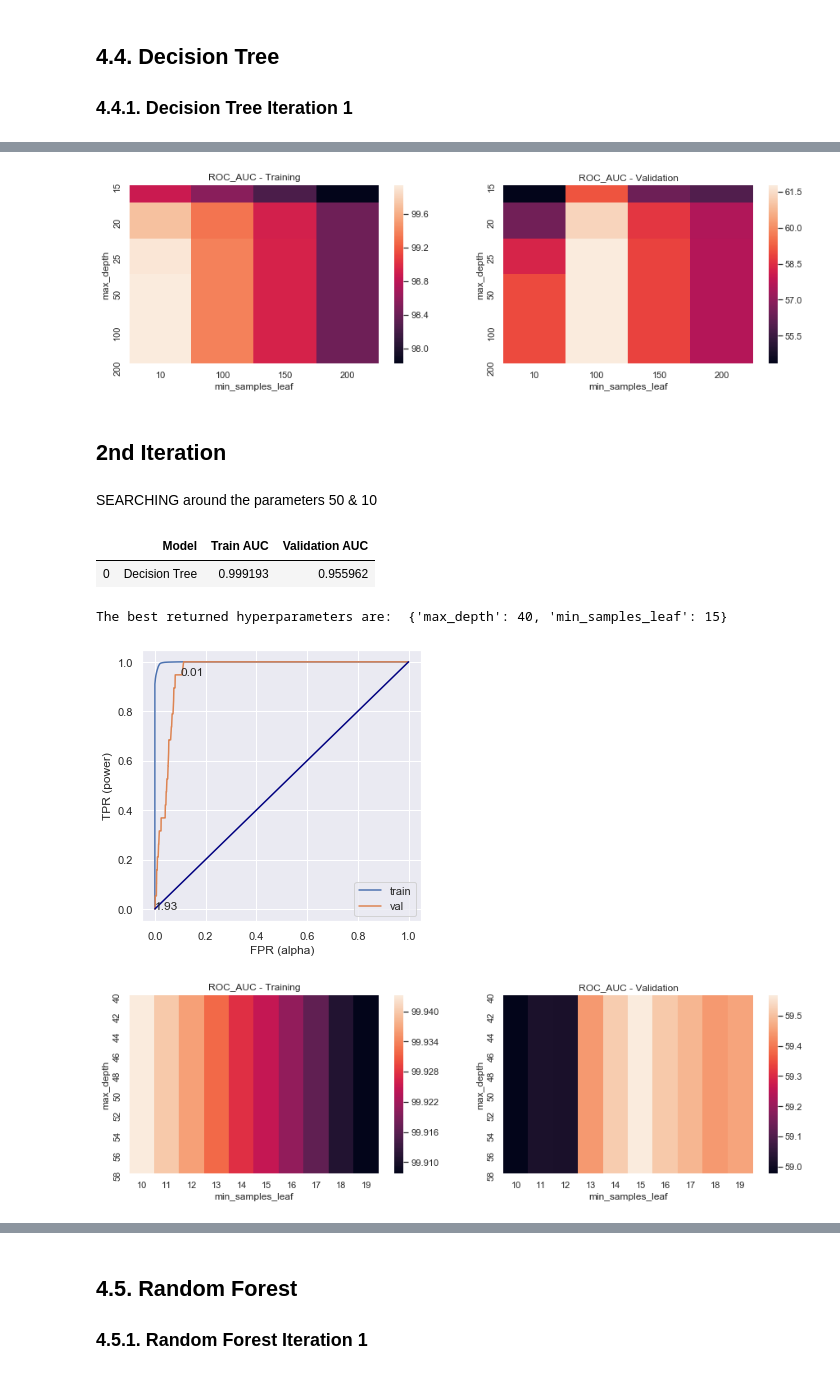
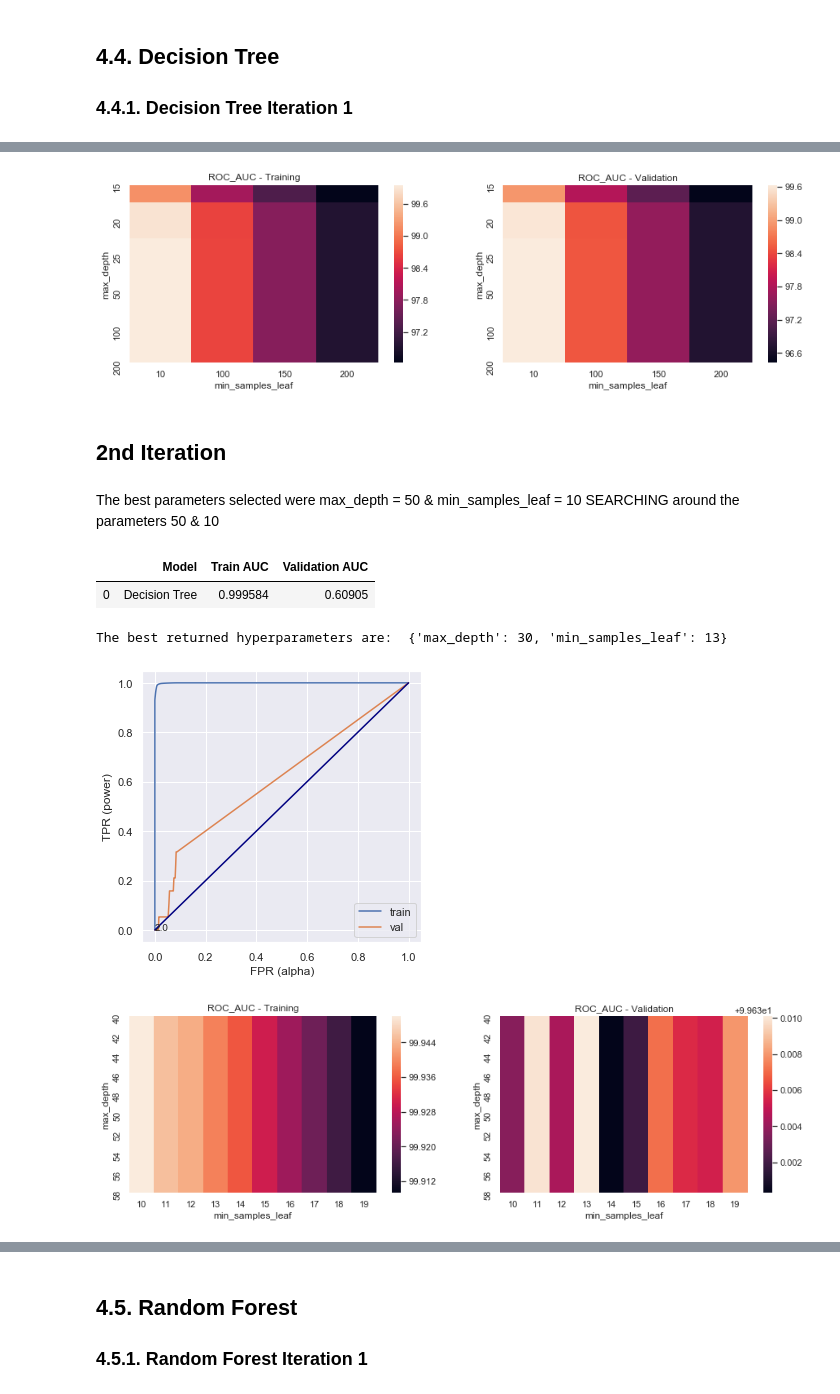
Before and after one commit to petehumphries/Flatiron_Project_5, a Jupyter notebook: PH_second_ attempt.ipynb, the cells around one changed output, grey strips where cells are left out. Drawn from its saved outputs; the diff is of its cells as text; code cells hidden in the pictures.

```diff
--- a/PH_second_ attempt.ipynb
+++ b/PH_second_ attempt.ipynb
@@ -437,7 +437,7 @@ https://imbalanced-learn.readthedocs.io/en/stable/generated/imblearn.over_sampli
 # %%
 from imblearn.over_sampling import SMOTE, ADASYN
 
-X_train_resampled, y_train_resampled = SMOTE().fit_sample(X_scaled, y)
+X_train_resampled, y_train_resampled = SMOTE().fit_sample(X_train_scaled, y)
 
 # Preview synthetic sample class distribution
 print('SMOTE +++++++++++++++++++++')
@@ -728,21 +735,22 @@ The best returned hyperparameters are:  {'max_depth': 25, 'min_samples_leaf': 10
 # %%
 decision_tree.opt_plots()
 # %% [output]
-[figure, old version]
+[figure, new version]
 # %% [markdown]
 ## 2nd Iteration
 # %% [markdown]
+The best parameters selected were max_depth = 50 & min_samples_leaf = 10
 SEARCHING around the parameters 50 & 10
 # %%
-param_grid = {'max_depth':range(40,60,2), 'min_samples_leaf':range(10,20,1)}
+param_grid = {'max_depth':range(30,60,2), 'min_samples_leaf':range(10,20,1)}
 decision_tree_2 = Classification("Decision Tree", X_train_resampled, X_val, y_train_resampled, y_val)
 decision_tree_2.get_scores(param_grid, skf)
 # %% [output]
 |  | Model | Train AUC | Validation AUC |
-| 0 | Decision Tree | 0.999193 | 0.955962 |
+| 0 | Decision Tree | 0.999584 | 0.60905 |
-The best returned hyperparameters are:  {'max_depth': 40, 'min_samples_leaf': 15}
+The best returned hyperparameters are:  {'max_depth': 30, 'min_samples_leaf': 13}
-[figure, old version]
+[figure, new version]
 # %%
 decision_tree_2.opt_plots()
 # %% [output]
-[figure, old version]
+[figure, new version]
```
Also changed, not shown: parts of 15 cells of this notebook.
